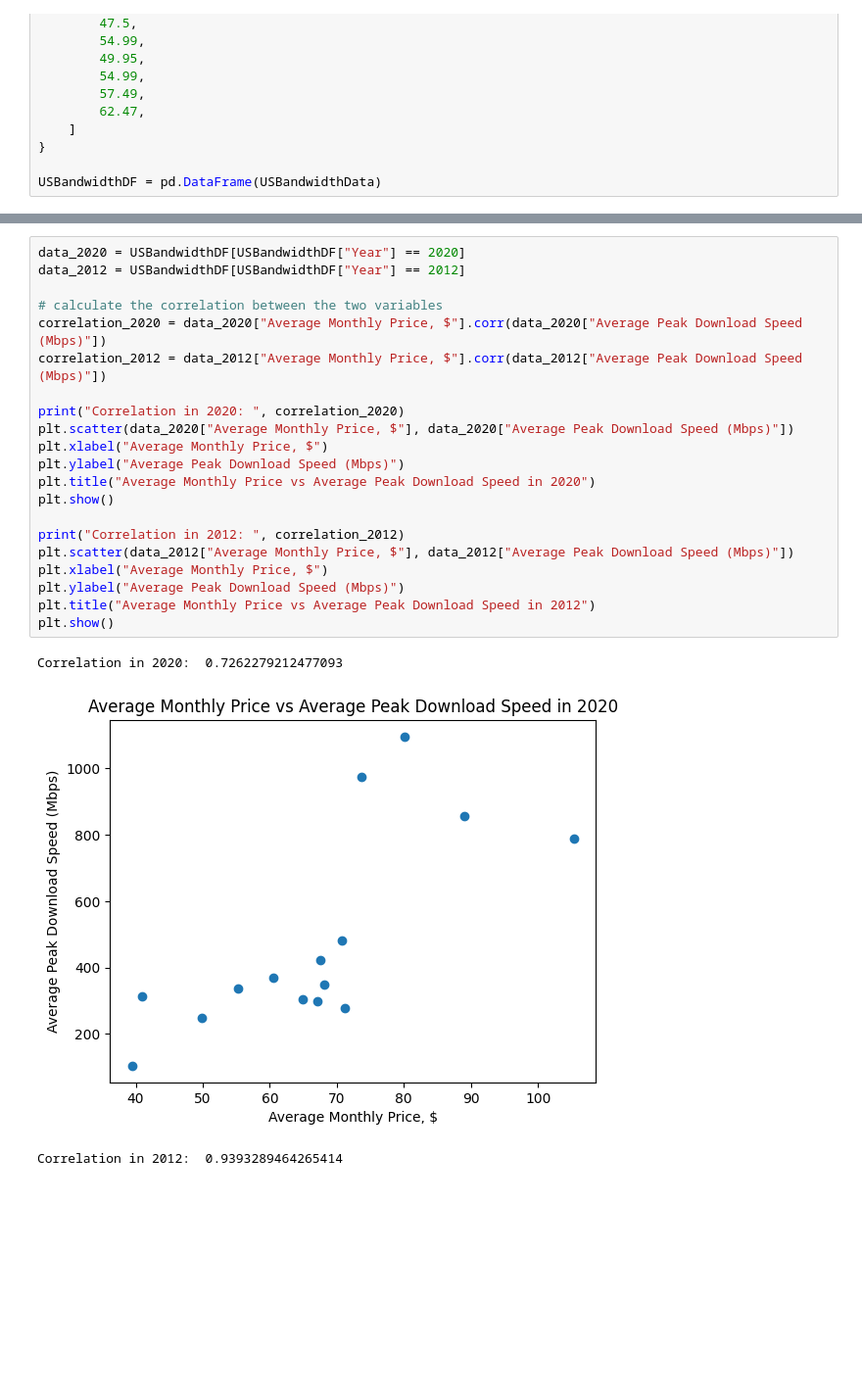
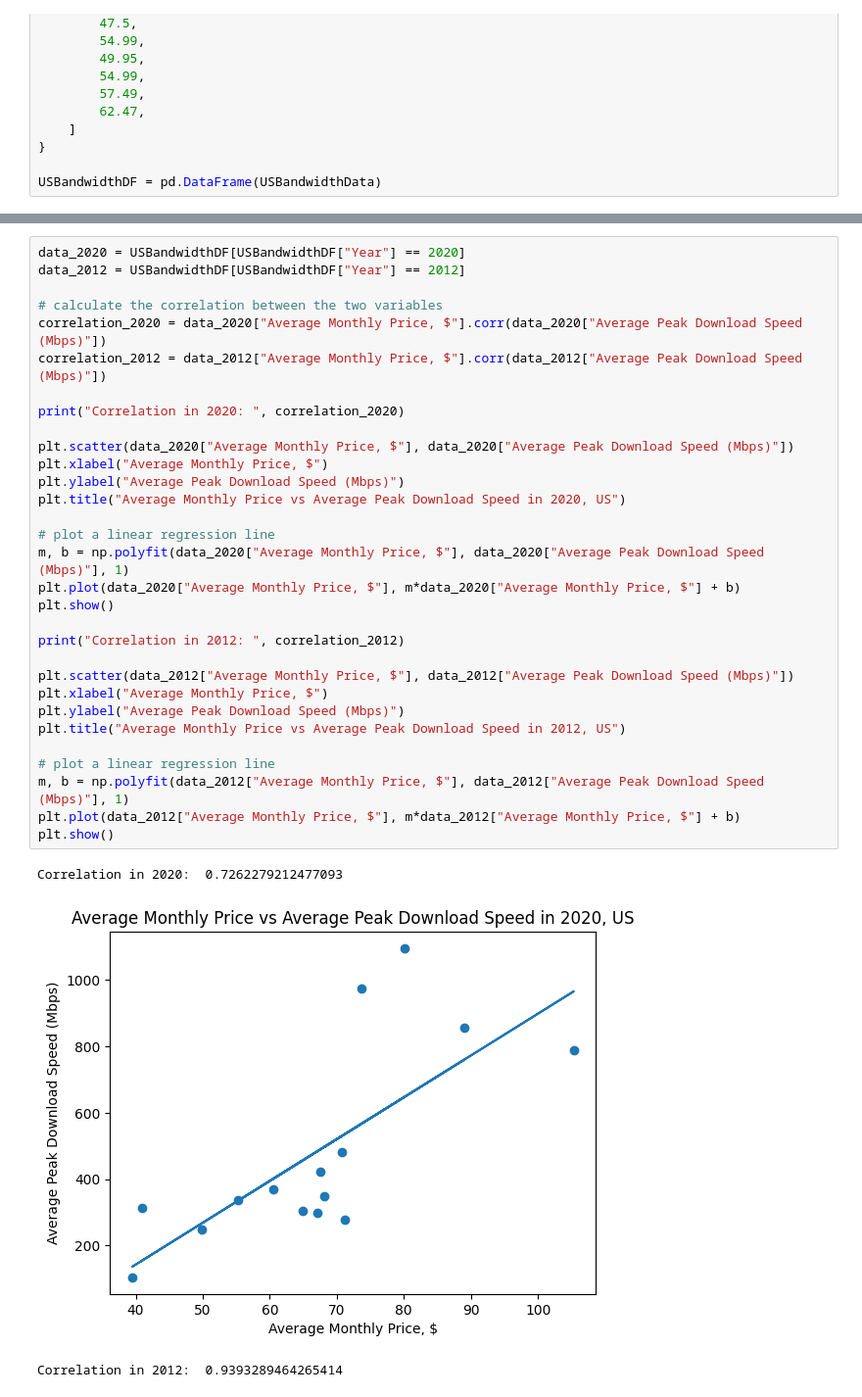
Before and after one commit to Flippergail/m3challenge, a Jupyter notebook: 2021Q1.ipynb, the cells around one changed output, grey strips where cells are left out. Shown at 98% size. Cells and saved outputs as stored; diff of their text form; blank space fills up the shorter version.

```diff
--- a/2021Q1.ipynb
+++ b/2021Q1.ipynb
@@ -156,25 +214,35 @@ ValueError: All arrays must be of the same length
 # %%
 data_2020 = USBandwidthDF[USBandwidthDF["Year"] == 2020]
 data_2012 = USBandwidthDF[USBandwidthDF["Year"] == 2012]
 
 # calculate the correlation between the two variables
 correlation_2020 = data_2020["Average Monthly Price, $"].corr(data_2020["Average Peak Download Speed (Mbps)"])
 correlation_2012 = data_2012["Average Monthly Price, $"].corr(data_2012["Average Peak Download Speed (Mbps)"])
 
 print("Correlation in 2020: ", correlation_2020)
+
 plt.scatter(data_2020["Average Monthly Price, $"], data_2020["Average Peak Download Speed (Mbps)"])
 plt.xlabel("Average Monthly Price, $")
 plt.ylabel("Average Peak Download Speed (Mbps)")
-plt.title("Average Monthly Price vs Average Peak Download Speed in 2020")
+plt.title("Average Monthly Price vs Average Peak Download Speed in 2020, US")
+
+# plot a linear regression line
+m, b = np.polyfit(data_2020["Average Monthly Price, $"], data_2020["Average Peak Download Speed (Mbps)"], 1)
+plt.plot(data_2020["Average Monthly Price, $"], m*data_2020["Average Monthly Price, $"] + b)
 plt.show()
 
 print("Correlation in 2012: ", correlation_2012)
+
 plt.scatter(data_2012["Average Monthly Price, $"], data_2012["Average Peak Download Speed (Mbps)"])
 plt.xlabel("Average Monthly Price, $")
 plt.ylabel("Average Peak Download Speed (Mbps)")
-plt.title("Average Monthly Price vs Average Peak Download Speed in 2012")
+plt.title("Average Monthly Price vs Average Peak Download Speed in 2012, US")
+
+# plot a linear regression line
+m, b = np.polyfit(data_2012["Average Monthly Price, $"], data_2012["Average Peak Download Speed (Mbps)"], 1)
+plt.plot(data_2012["Average Monthly Price, $"], m*data_2012["Average Monthly Price, $"] + b)
 plt.show()
 # %% [output]
 Correlation in 2020:  0.7262279212477093
-[figure, old version]
+[figure, new version]
 Correlation in 2012:  0.9393289464265414
```
Also changed, not shown: parts of 4 cells of this notebook.
